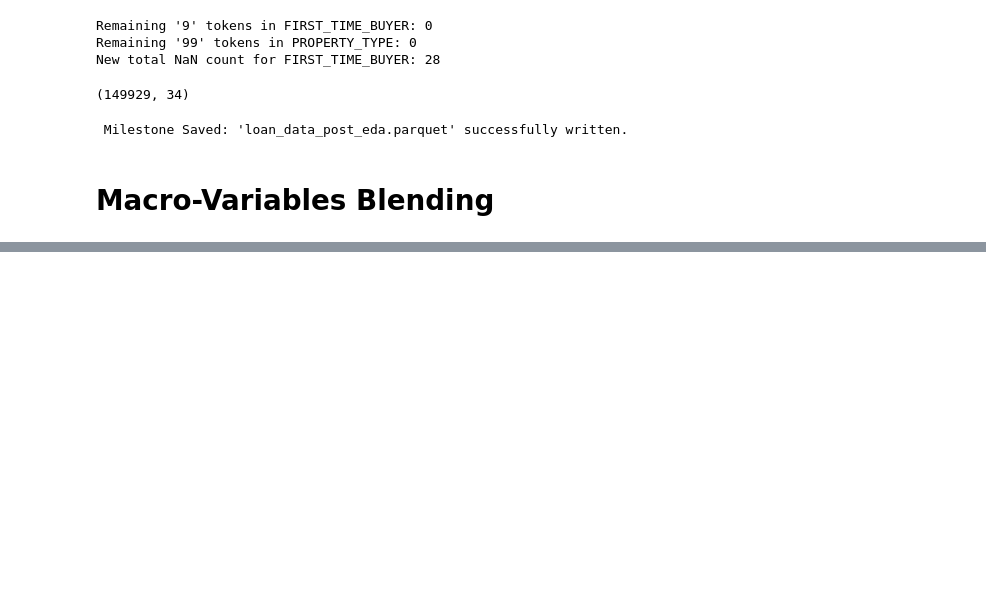
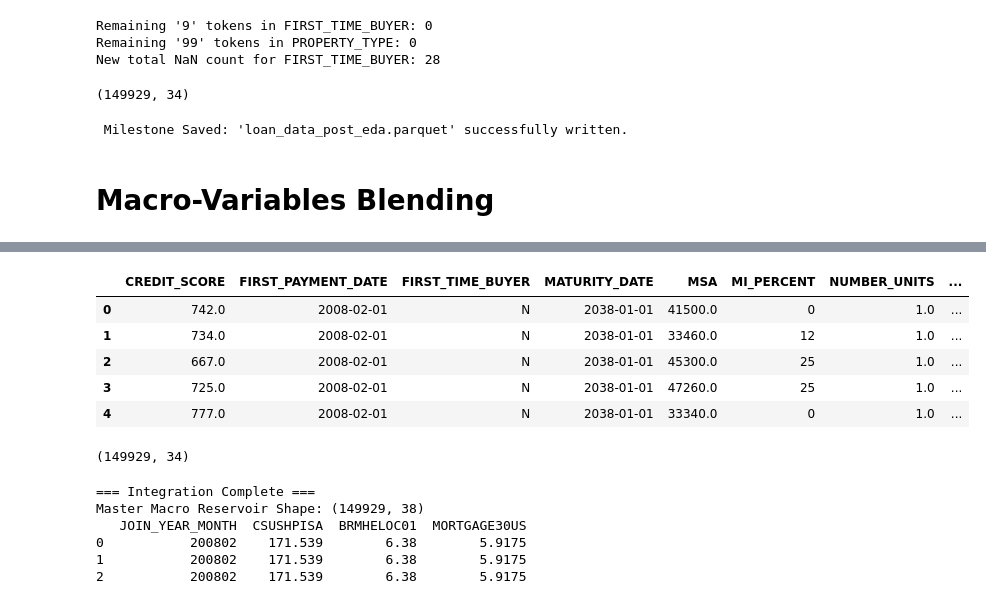
Before and after one commit to Gautam0211/Credit-Risk-Stress-Testing-Under-Macro-Conditions-of-2008-Global-Recession, a Jupyter notebook: Notebooks/EDA and Data Preprocessing.ipynb, the cells around one changed output, grey strips where cells are left out. Saved outputs shown, nothing was run; the diff lists cells and outputs as text; code cells hidden in the pictures; blank space fills up the shorter version.

Commit message:
feat: Joined Macro Variables to my main loan data

```diff
--- a/Notebooks/EDA and Data Preprocessing.ipynb
+++ b/Notebooks/EDA and Data Preprocessing.ipynb
@@ -1120,0 +1362,18 @@ print(" Milestone Saved: 'loan_data_post_eda.parquet' successfully written.")
+# %%
+import pandas as pd
+
+# 1. Reload your clean baseline loan data as 'df'
+df = pd.read_parquet('loan_data_post_eda.parquet')
+# %%
+df.head()
+# %% [output]
+|  | CREDIT_SCORE | FIRST_PAYMENT_DATE | FIRST_TIME_BUYER | MATURITY_DATE | MSA | MI_PERCENT | NUMBER_UNITS | ... |
+| 0 | 742.0 | 2008-02-01 | N | 2038-01-01 | 41500.0 | 0 | 1.0 | ... |
+| 1 | 734.0 | 2008-02-01 | N | 2038-01-01 | 33460.0 | 12 | 1.0 | ... |
+| 2 | 667.0 | 2008-02-01 | N | 2038-01-01 | 45300.0 | 25 | 1.0 | ... |
+| 3 | 725.0 | 2008-02-01 | N | 2038-01-01 | 47260.0 | 25 | 1.0 | ... |
+| 4 | 777.0 | 2008-02-01 | N | 2038-01-01 | 33340.0 | 0 | 1.0 | ... |
+# %%
+df.shape
+# %% [output]
+(149929, 34)
@@ -1120,0 +1383,12 @@ print(" Milestone Saved: 'loan_data_post_eda.parquet' successfully written.")
+# %%
+# 3. Verify the final enriched structure
+print("=== Integration Complete ===")
+print(f"Master Macro Reservoir Shape: {df_macro.shape}")
+print(df_macro[['JOIN_YEAR_MONTH', 'CSUSHPISA', 'BRMHELOC01', 'MORTGAGE30US']].head(3))
+# %% [output]
+=== Integration Complete ===
+Master Macro Reservoir Shape: (149929, 38)
+   JOIN_YEAR_MONTH  CSUSHPISA  BRMHELOC01  MORTGAGE30US
+0           200802    171.539        6.38        5.9175
+1           200802    171.539        6.38        5.9175
+2           200802    171.539        6.38        5.9175
```
Also changed, not shown: parts of 23 cells of this notebook.
